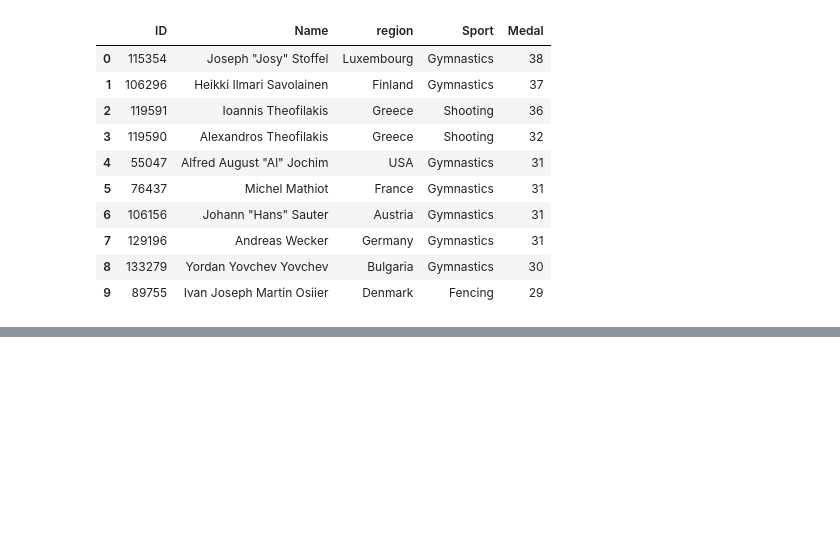
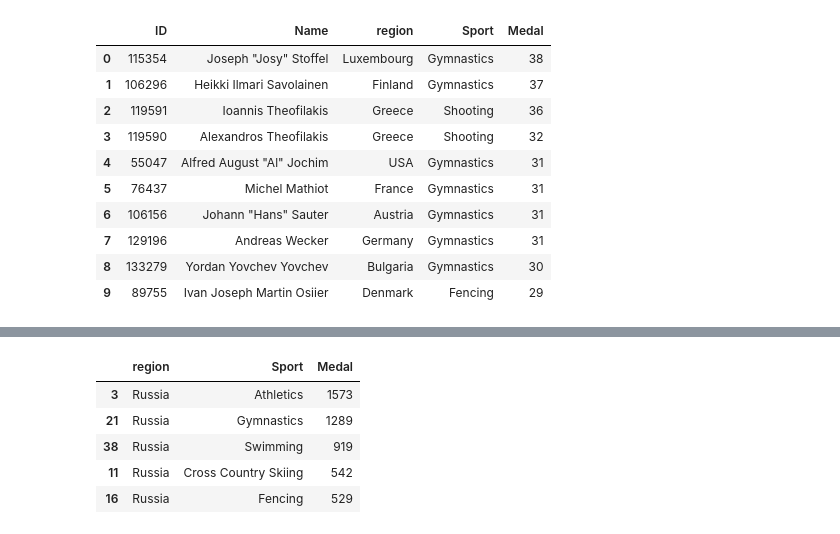
Before and after one commit to Sahil-987/Olympic-Dataset-Analysis, a Jupyter notebook: main.ipynb, the cells around one changed output, grey strips where cells are left out. Saved outputs shown, nothing was run; the diff lists cells and outputs as text; code cells hidden in the pictures; blank space fills up the shorter version.

```diff
--- a/main.ipynb
+++ b/main.ipynb
@@ -691,0 +712,9 @@ df_best_athlts
+# %%
+df_final[df_final['region'] == 'Russia'].groupby(['region','Sport'])['Medal'].count().reset_index().sort_values(by='Medal',ascending=False).head()
+# %% [output]
+|  | region | Sport | Medal |
+| 3 | Russia | Athletics | 1573 |
+| 21 | Russia | Gymnastics | 1289 |
+| 38 | Russia | Swimming | 919 |
+| 11 | Russia | Cross Country Skiing | 542 |
+| 16 | Russia | Fencing | 529 |
```
Also changed, not shown: parts of 4 cells of this notebook, 2 other files.
